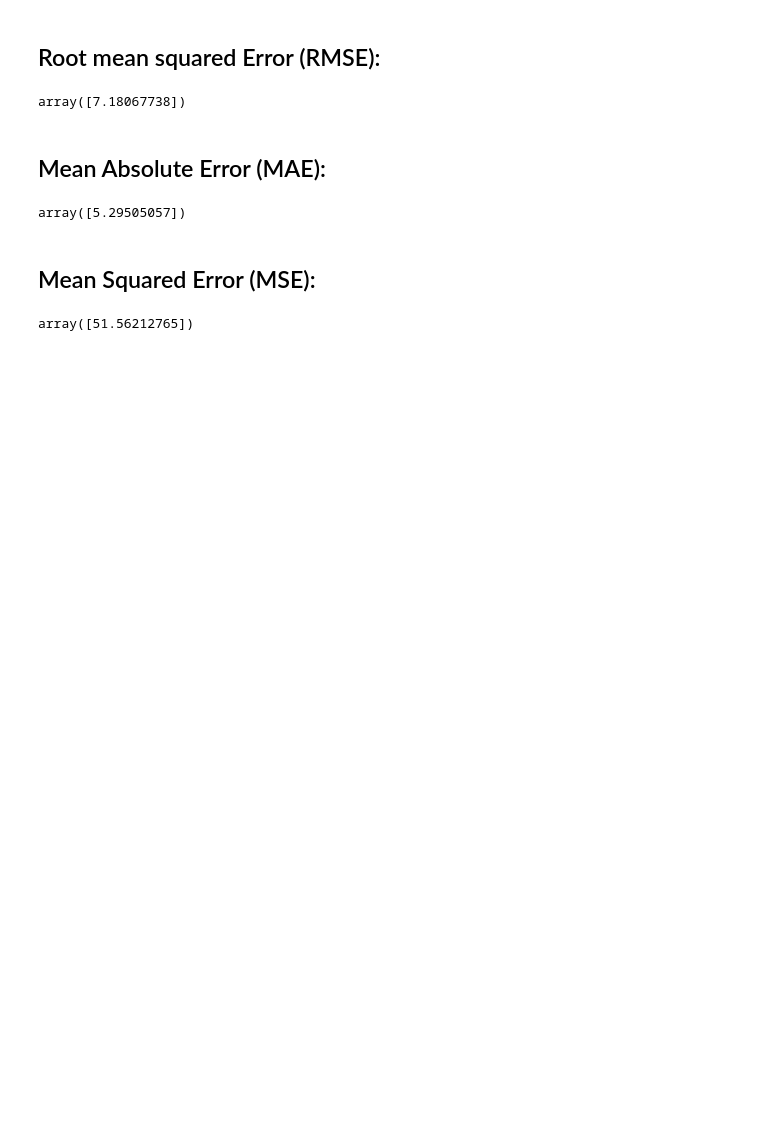
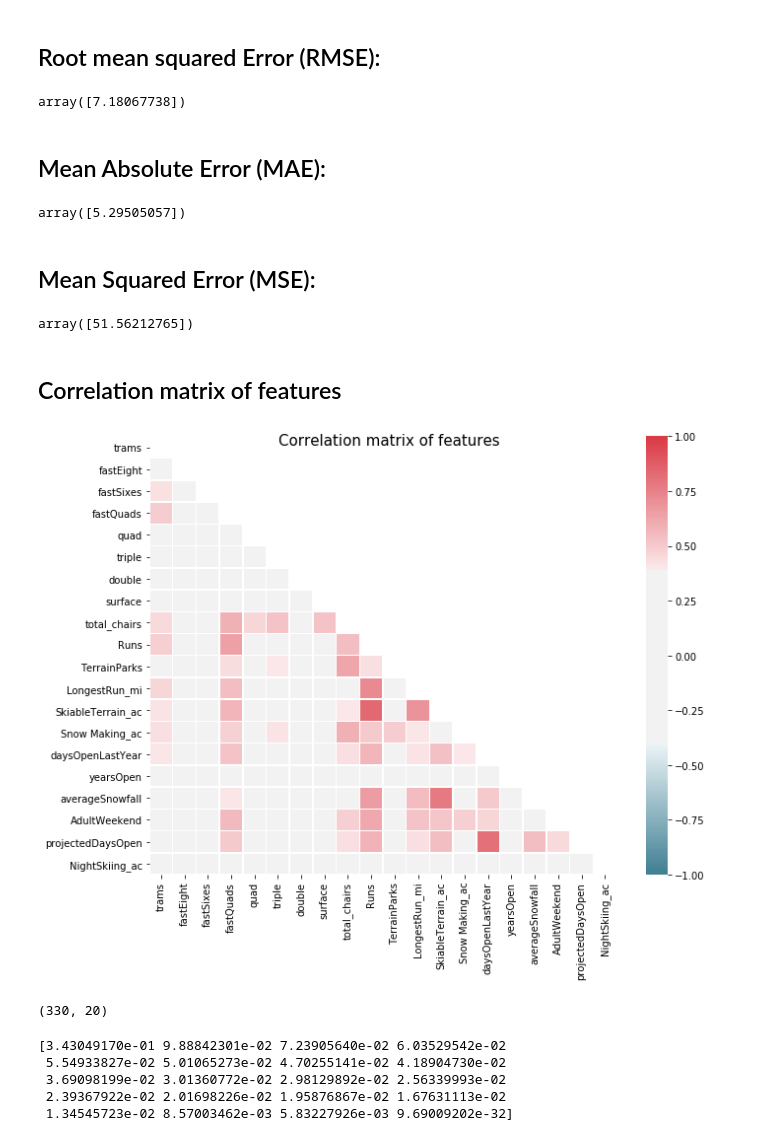
Before and after one commit to jordansahls/Guided-Capstone-Project, a Jupyter notebook: GuidedCapstoneStep6HL.ipynb, the cells around one changed output. Cells and saved outputs as stored; diff of their text form; code cells hidden in the pictures; blank space fills up the shorter version.

```diff
--- a/GuidedCapstoneStep6HL.ipynb
+++ b/GuidedCapstoneStep6HL.ipynb
@@ -198,3 +209,22 @@ array([5.29505057])
 sum((clusters_d[clusters_d.columns[20]] - clusters_d[clusters_d.columns[24]])**2)/len(clusters_d['Name'])
 # %% [output]
 array([51.56212765])
+# %% [markdown]
+## Correlation matrix of features
+# %%
+df_corr = clusters.drop(['state', 'Name', 'summit_elev', 'clusters', 'AdultWeekday', 'vertical_drop'], axis=1)
+# %%
+corr = df_corr.corr(method='spearman')
+# %%
+mask = np.zeros_like(corr, dtype=np.bool)
+mask[np.triu_indices_from(mask)] = True
+# %%
+fig, ax = plt.subplots(figsize=(10, 8))
+cmap = sns.diverging_palette(220, 10, as_cmap=True, sep=100)
+sns.heatmap(corr, mask=mask, cmap=cmap, vmin=-1, vmax=1, center=0, linewidths=.5)
+
+fig.suptitle('Correlation matrix of features', fontsize=15)
+
+fig.tight_layout()
+# %% [output]
+[figure, added]
@@ -200,0 +236,14 @@ array([51.56212765])
+# %%
+X_pca.shape
+# %% [output]
+(330, 20)
+# %%
+ex_variance=np.var(X_pca,axis=0)
+ex_variance_ratio = ex_variance/np.sum(ex_variance)
+print(ex_variance_ratio)
+# %% [output]
+[3.43049170e-01 9.88842301e-02 7.23905640e-02 6.03529542e-02
+ 5.54933827e-02 5.01065273e-02 4.70255141e-02 4.18904730e-02
+ 3.69098199e-02 3.01360772e-02 2.98129892e-02 2.56339993e-02
+ 2.39367922e-02 2.01698226e-02 1.95876867e-02 1.67631113e-02
+ 1.34545723e-02 8.57003462e-03 5.83227926e-03 9.69009202e-32]
```
Also changed, not shown: parts of 13 cells of this notebook.
